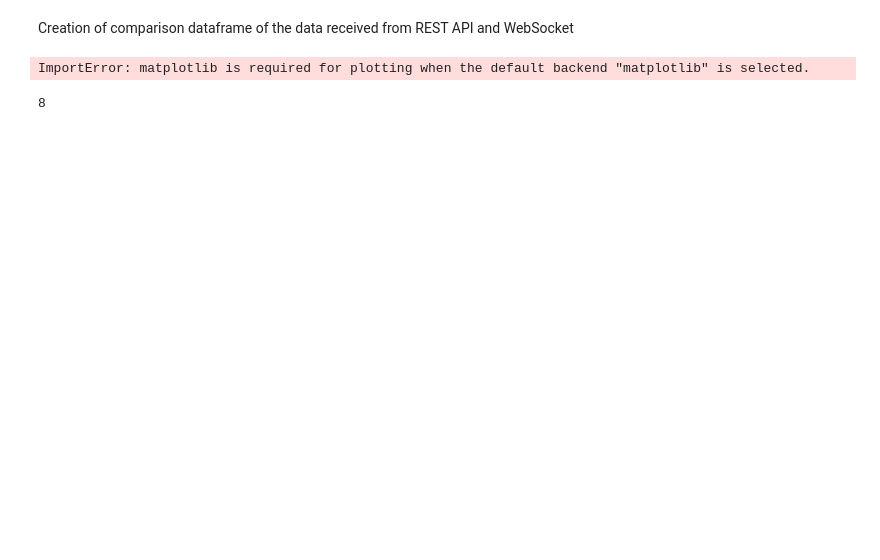
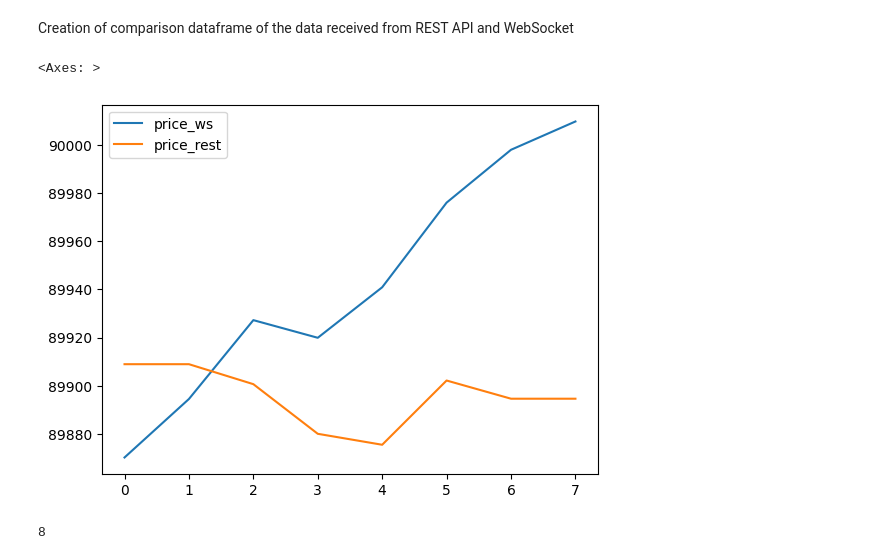
Before and after one commit to irantov/binance_project, a Jupyter notebook: binance_project.ipynb, the cells around one changed output. Cells and saved outputs as stored; diff of their text form; code cells hidden in the pictures; blank space fills up the shorter version.

```diff
--- a/binance_project.ipynb
+++ b/binance_project.ipynb
@@ -230,13 +144,14 @@ Creation of comparison dataframe of the data received from REST API and WebSocke
 # %%
 compare_df = df_web_socket.join(
     df_rest[["price","highest", "lowest", "ma_10", "ma_20"]],
     how="inner",
     lsuffix="_ws",
     rsuffix="_rest"
 )
-compare_df.plot(y=["price_ws","price_rest"], x= ['ma_20_rest','ma_20_ws'])
+compare_df.plot(y=["price_ws","price_rest"])
 # %% [output]
-ImportError: matplotlib is required for plotting when the default backend "matplotlib" is selected.
+<Axes: >
+[figure, added]
 # %%
 user = os.environ["POSTGRE_USER"]
 password = os.environ["POSTGRE_PASS"]
```
Also changed, not shown: parts of 5 cells of this notebook.
